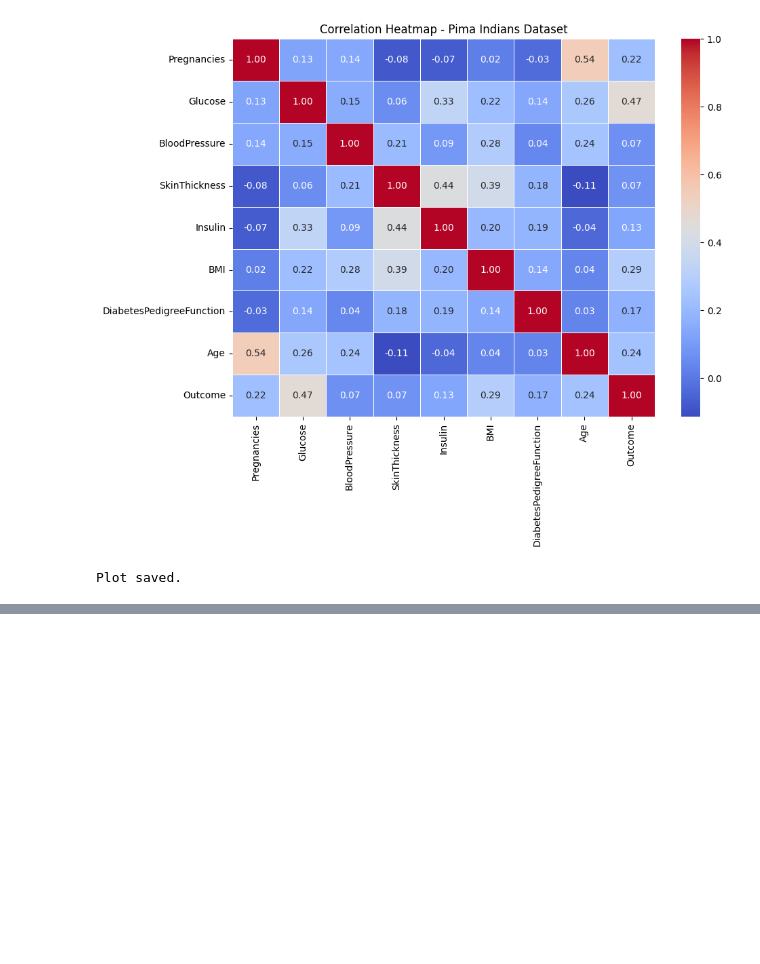
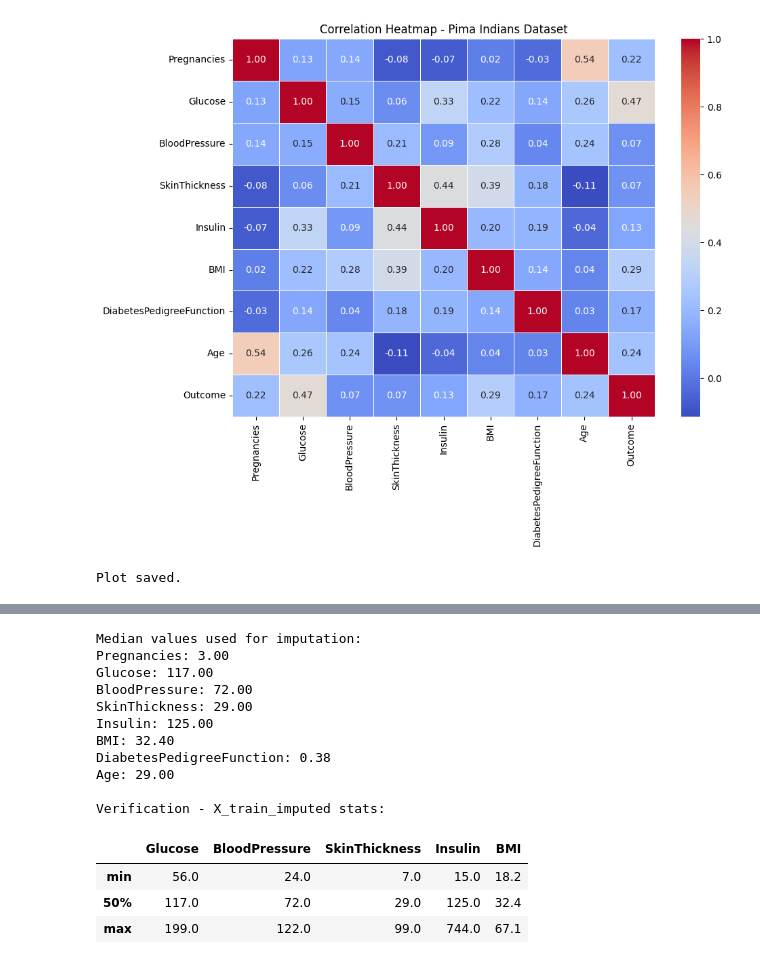
Before and after one commit to COMP3608-Intelligent-Systems-Project/Predicting-Type-2-Diabetes, a Jupyter notebook: pima_eda_preprocessing.ipynb, the cells around one changed output, grey strips where cells are left out. Drawn from its saved outputs; the diff is of its cells as text; code cells hidden in the pictures; blank space fills up the shorter version.

Commit message:
preprocessing: replaced missing values with NaN and imputation with median

```diff
--- a/pima_eda_preprocessing.ipynb
+++ b/pima_eda_preprocessing.ipynb
@@ -104,0 +110,10 @@ print("Plot saved.")
+# %%
+cols_with_zeros = ['Glucose', 'BloodPressure', 'SkinThickness', 'Insulin', 'BMI']
+
+df[cols_with_zeros] = df[cols_with_zeros].replace(0, np.nan)
+
+print("Missing values after replacing zeros with NaN:")
+for col in cols_with_zeros:
+    missing = df[col].isnull().sum()
+    percentage = (missing / len(df)) * 100
+    print(f"{col}: {missing} missing values ({percentage:.1f}%)")
@@ -104,0 +127,16 @@ print("Plot saved.")
+# %%
+from sklearn.impute import SimpleImputer
+from sklearn.model_selection import train_test_split
+
+X = df.drop('Outcome', axis=1)
+y = df['Outcome']
+
+X_train, X_test, y_train, y_test = train_test_split(
+    X, y, test_size=0.2, random_state=42, stratify=y)
+
+print("Training set size:", X_train.shape)
+print("Test set size:", X_test.shape)
+print(f"\nClass distribution in train:")
+print(y_train.value_counts())
+print(f"\nClass distribution in test:")
+print(y_test.value_counts())
@@ -104,0 +158,24 @@ print("Plot saved.")
+# %%
+
+X_train_imputed = pd.DataFrame(X_train_imputed, columns=X.columns)
+X_test_imputed = pd.DataFrame(X_test_imputed, columns=X.columns)
+
+print("Median values used for imputation:")
+for col, median in zip(X.columns, imputer.statistics_):
+    print(f"{col}: {median:.2f}")
+# %% [output]
+Median values used for imputation:
+Pregnancies: 3.00
+Glucose: 117.00
+BloodPressure: 72.00
+SkinThickness: 29.00
+Insulin: 125.00
+BMI: 32.40
+DiabetesPedigreeFunction: 0.38
+Age: 29.00
+
+Verification - X_train_imputed stats:
+|  | Glucose | BloodPressure | SkinThickness | Insulin | BMI |
+| min | 56.0 | 24.0 | 7.0 | 15.0 | 18.2 |
+| 50% | 117.0 | 72.0 | 29.0 | 125.0 | 32.4 |
+| max | 199.0 | 122.0 | 99.0 | 744.0 | 67.1 |
```
Also changed, not shown: parts of 4 cells of this notebook.
